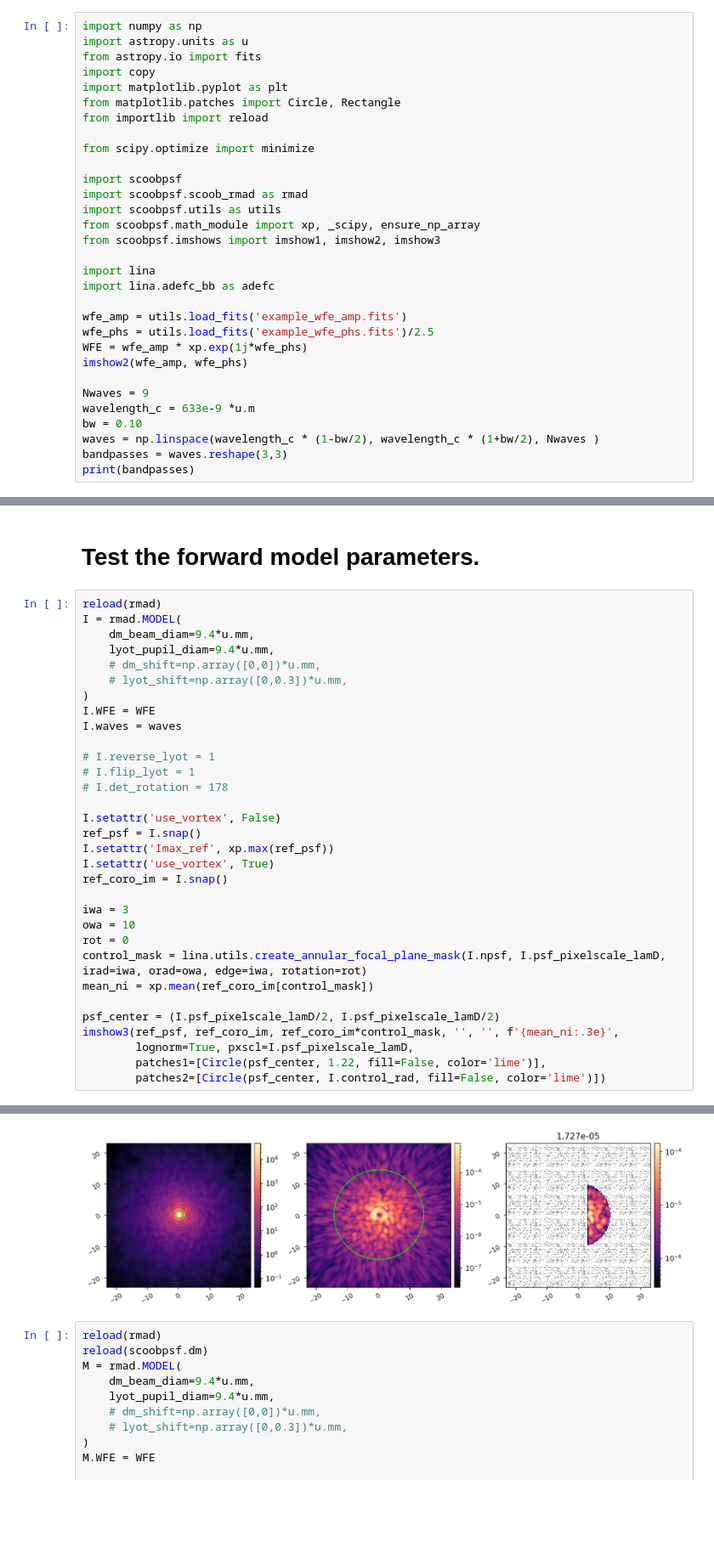
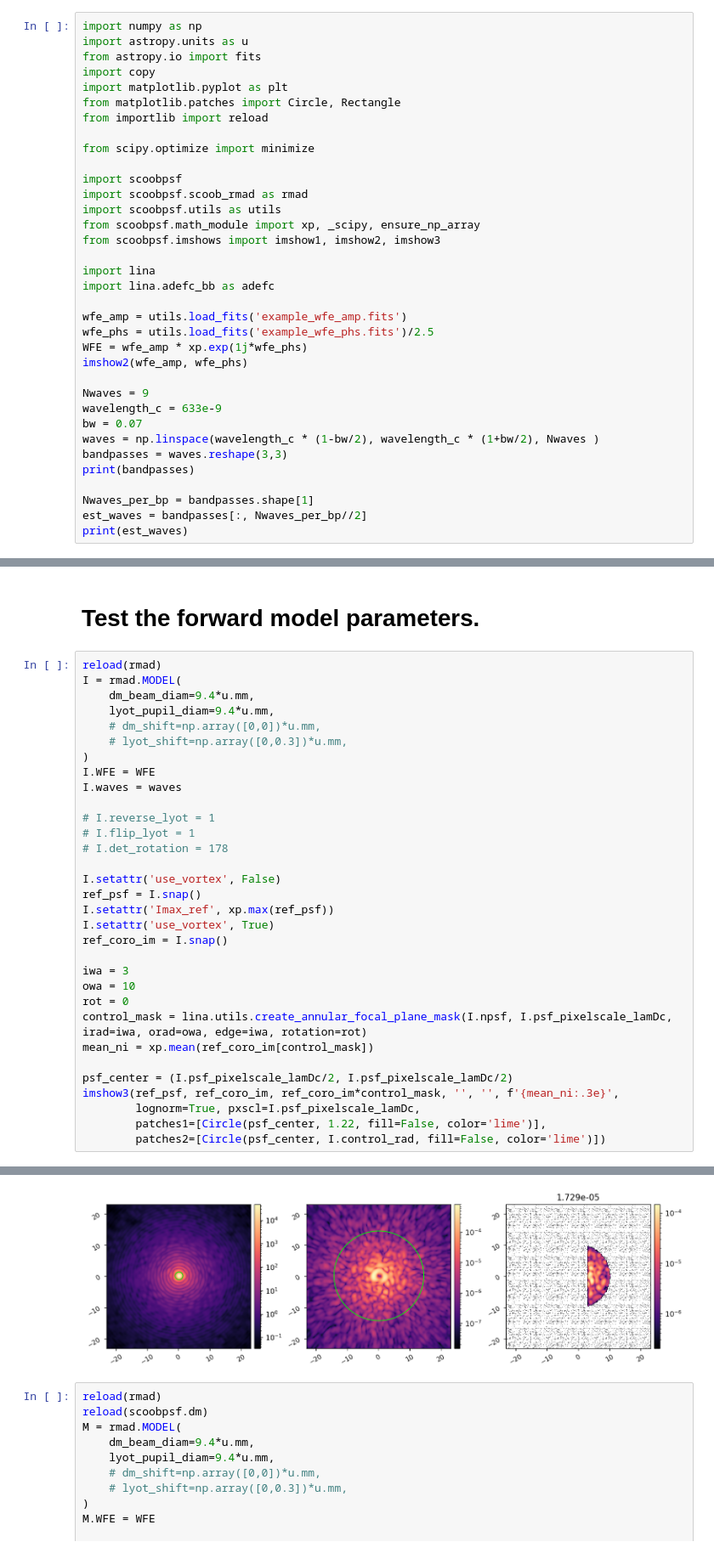
Before and after one commit to uasal/scoob-psf, a Jupyter notebook: notebooks/scoobpsf_rmad_bb_adefc.ipynb, the cells around one changed output, grey strips where cells are left out. Shown at 85% size. Cells and saved outputs as stored; diff of their text form; blank space fills up the shorter version.

```diff
--- a/notebooks/scoobpsf_rmad_bb_adefc.ipynb
+++ b/notebooks/scoobpsf_rmad_bb_adefc.ipynb
@@ -24,10 +24,14 @@ WFE = wfe_amp * xp.exp(1j*wfe_phs)
 imshow2(wfe_amp, wfe_phs)
 
 Nwaves = 9
-wavelength_c = 633e-9 *u.m
-bw = 0.10
+wavelength_c = 633e-9
+bw = 0.07
 waves = np.linspace(wavelength_c * (1-bw/2), wavelength_c * (1+bw/2), Nwaves )
 bandpasses = waves.reshape(3,3)
 print(bandpasses)
+
+Nwaves_per_bp = bandpasses.shape[1]
+est_waves = bandpasses[:, Nwaves_per_bp//2]
+print(est_waves)
 # %% [output]
 [figure]
@@ -40,37 +45,37 @@ print(bandpasses)
 reload(rmad)
 I = rmad.MODEL(
     dm_beam_diam=9.4*u.mm,
     lyot_pupil_diam=9.4*u.mm,
     # dm_shift=np.array([0,0])*u.mm,
     # lyot_shift=np.array([0,0.3])*u.mm,
 )
 I.WFE = WFE
 I.waves = waves
 
 # I.reverse_lyot = 1
 # I.flip_lyot = 1
 # I.det_rotation = 178
 
 I.setattr('use_vortex', False)
 ref_psf = I.snap()
 I.setattr('Imax_ref', xp.max(ref_psf))
 I.setattr('use_vortex', True)
 ref_coro_im = I.snap()
 
 iwa = 3
 owa = 10
 rot = 0
-control_mask = lina.utils.create_annular_focal_plane_mask(I.npsf, I.psf_pixelscale_lamD, irad=iwa, orad=owa, edge=iwa, rotation=rot)
+control_mask = lina.utils.create_annular_focal_plane_mask(I.npsf, I.psf_pixelscale_lamDc, irad=iwa, orad=owa, edge=iwa, rotation=rot)
 mean_ni = xp.mean(ref_coro_im[control_mask])
 
-psf_center = (I.psf_pixelscale_lamD/2, I.psf_pixelscale_lamD/2)
+psf_center = (I.psf_pixelscale_lamDc/2, I.psf_pixelscale_lamDc/2)
 imshow3(ref_psf, ref_coro_im, ref_coro_im*control_mask, '', '', f'{mean_ni:.3e}',
-        lognorm=True, pxscl=I.psf_pixelscale_lamD,
+        lognorm=True, pxscl=I.psf_pixelscale_lamDc,
         patches1=[Circle(psf_center, 1.22, fill=False, color='lime')],
         patches2=[Circle(psf_center, I.control_rad, fill=False, color='lime')])
 # %% [output]
 Oversampling > 2x suggested for reliable results in Fresnel propagation.
-[figure, old version]
+[figure, new version]
 # %%
 reload(rmad)
 reload(scoobpsf.dm)
```
Also changed, not shown: parts of 4 cells of this notebook, 1 other file.
